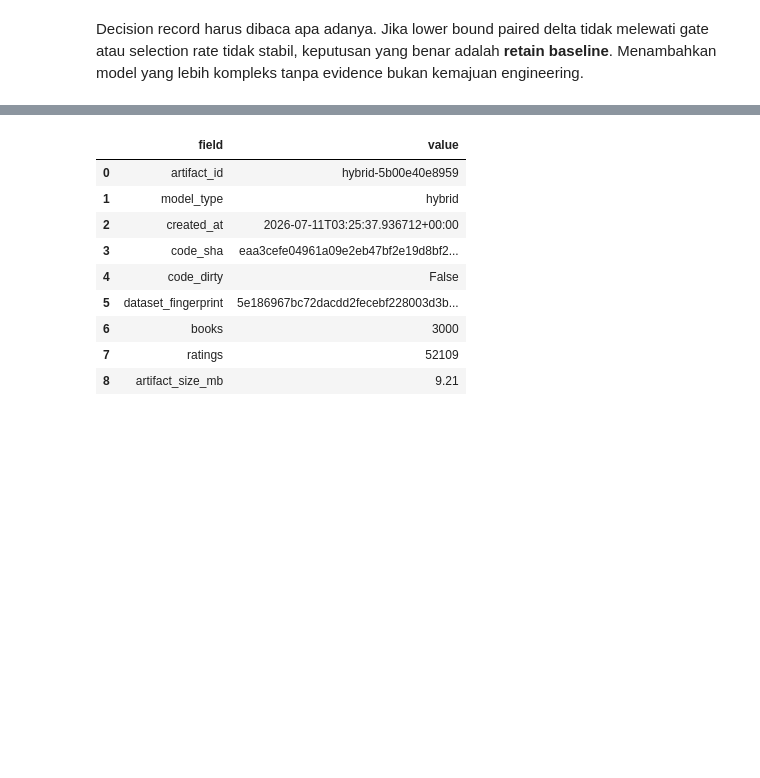
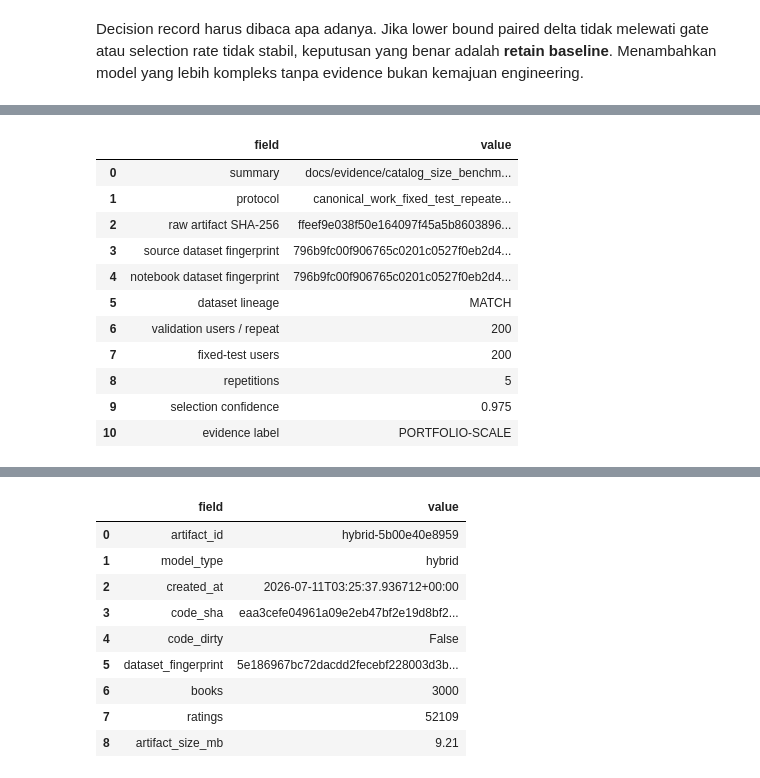
Before and after one commit to ridopandiSinaga/System-Recommendation, a Jupyter notebook: notebooks/01_end_to_end_book_recommender.ipynb, the cells around one changed output, grey strips where cells are left out. Drawn from its saved outputs; the diff is of its cells as text; code cells hidden in the pictures; blank space fills up the shorter version.

```diff
--- a/notebooks/01_end_to_end_book_recommender.ipynb
+++ b/notebooks/01_end_to_end_book_recommender.ipynb
@@ -1352,0 +1395,78 @@ memberi akses inference. Ini adalah boundary yang sama dengan API dan Streamlit.
+# %%
+catalog_summary = read_catalog_benchmark_summary(
+    CATALOG_BENCHMARK_SUMMARY,
+    expected_algorithms=evaluation_algorithm_contract(),
+)
+catalog_parameters = catalog_summary["parameters"]
+catalog_source = catalog_summary["source"]
+if int(catalog_parameters["k"]) != TOP_K:
+    raise ValueError(
+        "Catalog benchmark summary k does not match the notebook Top-K configuration."
+    )
+notebook_source_fingerprint = fingerprint_dataset(
+    cleaned.books,
+    cleaned.ratings,
+    cleaned.users,
+).fingerprint
+catalog_fingerprint_matches = (
+    catalog_source["source_dataset_fingerprint"] == notebook_source_fingerprint
+)
+catalog_portfolio_scale = (
+    int(catalog_parameters["validation_users"]) >= 200
+    and int(catalog_parameters["test_users"]) >= 200
+    and int(catalog_parameters["repetitions"]) >= 5
+    and int(catalog_parameters["bootstrap_resamples"]) >= 2_000
+)
+display(
+    pd.DataFrame(
+        {
+            "field": [
+                "summary",
+                "protocol",
+                "raw artifact SHA-256",
+                "source dataset fingerprint",
+                "notebook dataset fingerprint",
+                "dataset lineage",
+                "validation users / repeat",
+                "fixed-test users",
+                "repetitions",
+                "selection confidence",
+                "evidence label",
+            ],
+            "value": [
+                display_path(CATALOG_BENCHMARK_SUMMARY, PROJECT_ROOT),
+                catalog_summary["protocol"],
+                catalog_source["raw_artifact_sha256"],
+                catalog_source["source_dataset_fingerprint"],
+                notebook_source_fingerprint,
+                "MATCH" if catalog_fingerprint_matches else "EXTERNAL EVIDENCE / MISMATCH",
+                catalog_parameters["validation_users"],
+                catalog_parameters["test_users"],
+                catalog_parameters["repetitions"],
+                catalog_parameters["selection_confidence_level"],
+                "PORTFOLIO-SCALE" if catalog_portfolio_scale else "SMOKE/PILOT",
+            ],
+        }
+    )
+)
+if not catalog_fingerprint_matches:
+    display(
+        Markdown(
+            "**Peringatan lineage:** summary berasal dari dataset berbeda. Angka benchmark "
+            "ditampilkan sebagai external evidence dan tidak boleh dianggap sebagai hasil "
+            "pengukuran dataset yang sedang dibuka notebook."
+        )
+    )
+# %% [output]
+|  | field | value |
+| 0 | summary | docs/evidence/catalog_size_benchm... |
+| 1 | protocol | canonical_work_fixed_test_repeate... |
+| 2 | raw artifact SHA-256 | ffeef9e038f50e164097f45a5b8603896... |
+| 3 | source dataset fingerprint | 796b9fc00f906765c0201c0527f0eb2d4... |
+| 4 | notebook dataset fingerprint | 796b9fc00f906765c0201c0527f0eb2d4... |
+| 5 | dataset lineage | MATCH |
+| 6 | validation users / repeat | 200 |
+| 7 | fixed-test users | 200 |
+| 8 | repetitions | 5 |
+| 9 | selection confidence | 0.975 |
+| 10 | evidence label | PORTFOLIO-SCALE |
```
Also changed, not shown: parts of 17 cells of this notebook, 9 other files.
